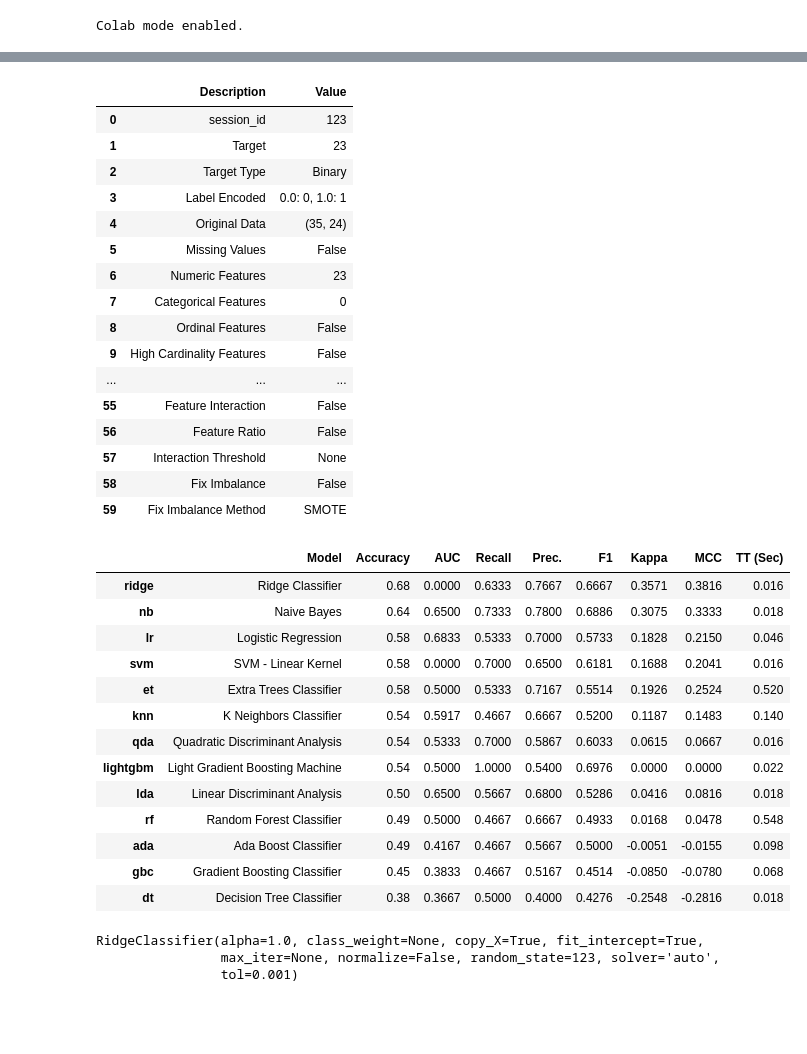
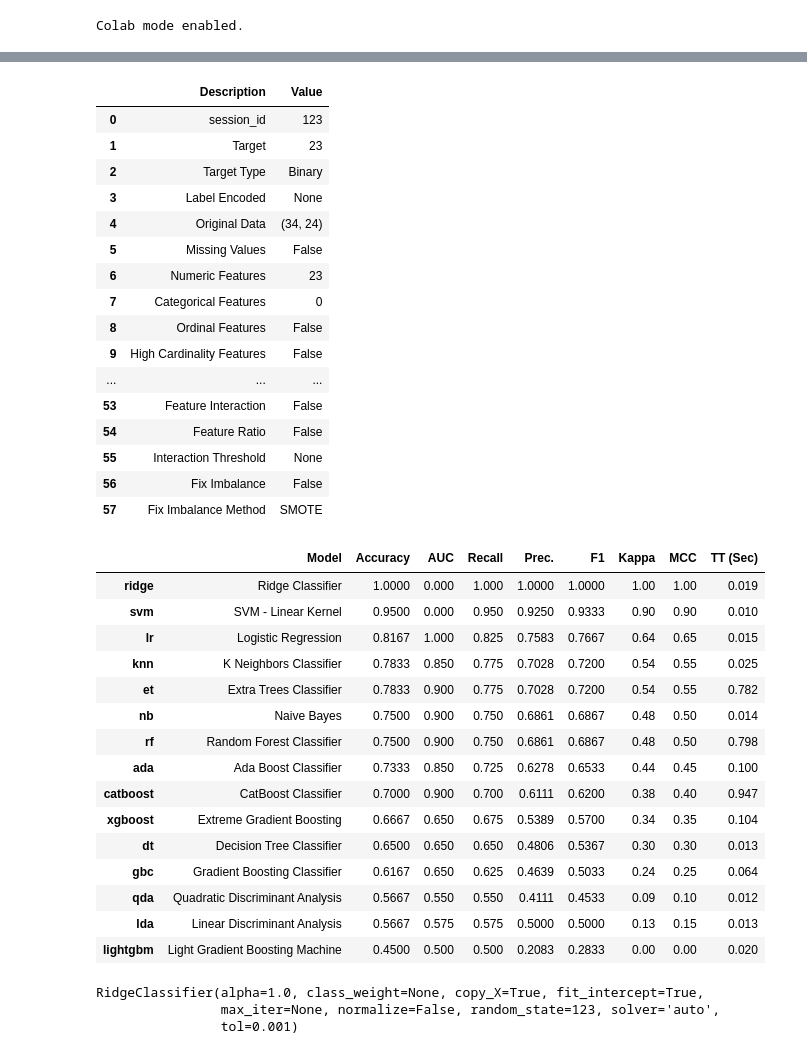
Before and after one commit to wheelerz/butterfly-unicorns, a Jupyter notebook: NMA_Project_2021_Butterfly_Unicorns.ipynb, the cells around one changed output, grey strips where cells are left out. Saved outputs shown, nothing was run; the diff lists cells and outputs as text; code cells hidden in the pictures; blank space fills up the shorter version.

Commit message:
ridge @ 100% accuracy: hemodynamic lag compensation @ 5 seconds (7 frames), shorten capture duration by two frames

```diff
--- a/NMA_Project_2021_Butterfly_Unicorns.ipynb
+++ b/NMA_Project_2021_Butterfly_Unicorns.ipynb
@@ -706,40 +743,42 @@ data.shape
 # %%
-exp_clf101 = setup(data = data, target = '23', session_id=123)
+exp_clf101 = setup(data = data, target = '23', session_id=123, use_gpu=True, normalize=True, normalize_method='zscore')
 # %% [output]
 |  | Description | Value |
 | 0 | session_id | 123 |
 | 1 | Target | 23 |
 | 2 | Target Type | Binary |
-| 3 | Label Encoded | 0.0: 0, 1.0: 1 |
-| 4 | Original Data | (35, 24) |
+| 3 | Label Encoded | None |
+| 4 | Original Data | (34, 24) |
 | 5 | Missing Values | False |
 | 6 | Numeric Features | 23 |
 | 7 | Categorical Features | 0 |
 | 8 | Ordinal Features | False |
 | 9 | High Cardinality Features | False |
 | ... | ... | ... |
-| 55 | Feature Interaction | False |
-| 56 | Feature Ratio | False |
-| 57 | Interaction Threshold | None |
-| 58 | Fix Imbalance | False |
-| 59 | Fix Imbalance Method | SMOTE |
+| 53 | Feature Interaction | False |
+| 54 | Feature Ratio | False |
+| 55 | Interaction Threshold | None |
+| 56 | Fix Imbalance | False |
+| 57 | Fix Imbalance Method | SMOTE |
 # %%
-compare_models(fold=5)
+compare_models()
 # %% [output]
 |  | Model | Accuracy | AUC | Recall | Prec. | F1 | Kappa | MCC | TT (Sec) |
-| ridge | Ridge Classifier | 0.68 | 0.0000 | 0.6333 | 0.7667 | 0.6667 | 0.3571 | 0.3816 | 0.016 |
-| nb | Naive Bayes | 0.64 | 0.6500 | 0.7333 | 0.7800 | 0.6886 | 0.3075 | 0.3333 | 0.018 |
-| lr | Logistic Regression | 0.58 | 0.6833 | 0.5333 | 0.7000 | 0.5733 | 0.1828 | 0.2150 | 0.046 |
-| svm | SVM - Linear Kernel | 0.58 | 0.0000 | 0.7000 | 0.6500 | 0.6181 | 0.1688 | 0.2041 | 0.016 |
-| et | Extra Trees Classifier | 0.58 | 0.5000 | 0.5333 | 0.7167 | 0.5514 | 0.1926 | 0.2524 | 0.520 |
-| knn | K Neighbors Classifier | 0.54 | 0.5917 | 0.4667 | 0.6667 | 0.5200 | 0.1187 | 0.1483 | 0.140 |
-| qda | Quadratic Discriminant Analysis | 0.54 | 0.5333 | 0.7000 | 0.5867 | 0.6033 | 0.0615 | 0.0667 | 0.016 |
-| lightgbm | Light Gradient Boosting Machine | 0.54 | 0.5000 | 1.0000 | 0.5400 | 0.6976 | 0.0000 | 0.0000 | 0.022 |
-| lda | Linear Discriminant Analysis | 0.50 | 0.6500 | 0.5667 | 0.6800 | 0.5286 | 0.0416 | 0.0816 | 0.018 |
-| rf | Random Forest Classifier | 0.49 | 0.5000 | 0.4667 | 0.6667 | 0.4933 | 0.0168 | 0.0478 | 0.548 |
-| ada | Ada Boost Classifier | 0.49 | 0.4167 | 0.4667 | 0.5667 | 0.5000 | -0.0051 | -0.0155 | 0.098 |
-| gbc | Gradient Boosting Classifier | 0.45 | 0.3833 | 0.4667 | 0.5167 | 0.4514 | -0.0850 | -0.0780 | 0.068 |
-| dt | Decision Tree Classifier | 0.38 | 0.3667 | 0.5000 | 0.4000 | 0.4276 | -0.2548 | -0.2816 | 0.018 |
+| ridge | Ridge Classifier | 1.0000 | 0.000 | 1.000 | 1.0000 | 1.0000 | 1.00 | 1.00 | 0.019 |
+| svm | SVM - Linear Kernel | 0.9500 | 0.000 | 0.950 | 0.9250 | 0.9333 | 0.90 | 0.90 | 0.010 |
+| lr | Logistic Regression | 0.8167 | 1.000 | 0.825 | 0.7583 | 0.7667 | 0.64 | 0.65 | 0.015 |
+| knn | K Neighbors Classifier | 0.7833 | 0.850 | 0.775 | 0.7028 | 0.7200 | 0.54 | 0.55 | 0.025 |
+| et | Extra Trees Classifier | 0.7833 | 0.900 | 0.775 | 0.7028 | 0.7200 | 0.54 | 0.55 | 0.782 |
+| nb | Naive Bayes | 0.7500 | 0.900 | 0.750 | 0.6861 | 0.6867 | 0.48 | 0.50 | 0.014 |
+| rf | Random Forest Classifier | 0.7500 | 0.900 | 0.750 | 0.6861 | 0.6867 | 0.48 | 0.50 | 0.798 |
+| ada | Ada Boost Classifier | 0.7333 | 0.850 | 0.725 | 0.6278 | 0.6533 | 0.44 | 0.45 | 0.100 |
+| catboost | CatBoost Classifier | 0.7000 | 0.900 | 0.700 | 0.6111 | 0.6200 | 0.38 | 0.40 | 0.947 |
+| xgboost | Extreme Gradient Boosting | 0.6667 | 0.650 | 0.675 | 0.5389 | 0.5700 | 0.34 | 0.35 | 0.104 |
+| dt | Decision Tree Classifier | 0.6500 | 0.650 | 0.650 | 0.4806 | 0.5367 | 0.30 | 0.30 | 0.013 |
+| gbc | Gradient Boosting Classifier | 0.6167 | 0.650 | 0.625 | 0.4639 | 0.5033 | 0.24 | 0.25 | 0.064 |
+| qda | Quadratic Discriminant Analysis | 0.5667 | 0.550 | 0.550 | 0.4111 | 0.4533 | 0.09 | 0.10 | 0.012 |
+| lda | Linear Discriminant Analysis | 0.5667 | 0.575 | 0.575 | 0.5000 | 0.5000 | 0.13 | 0.15 | 0.013 |
+| lightgbm | Light Gradient Boosting Machine | 0.4500 | 0.500 | 0.500 | 0.2083 | 0.2833 | 0.00 | 0.00 | 0.020 |
 RidgeClassifier(alpha=1.0, class_weight=None, copy_X=True, fit_intercept=True,
                 max_iter=None, normalize=False, random_state=123, solver='auto',
                 tol=0.001)
```
Also changed, not shown: parts of 13 cells of this notebook.
